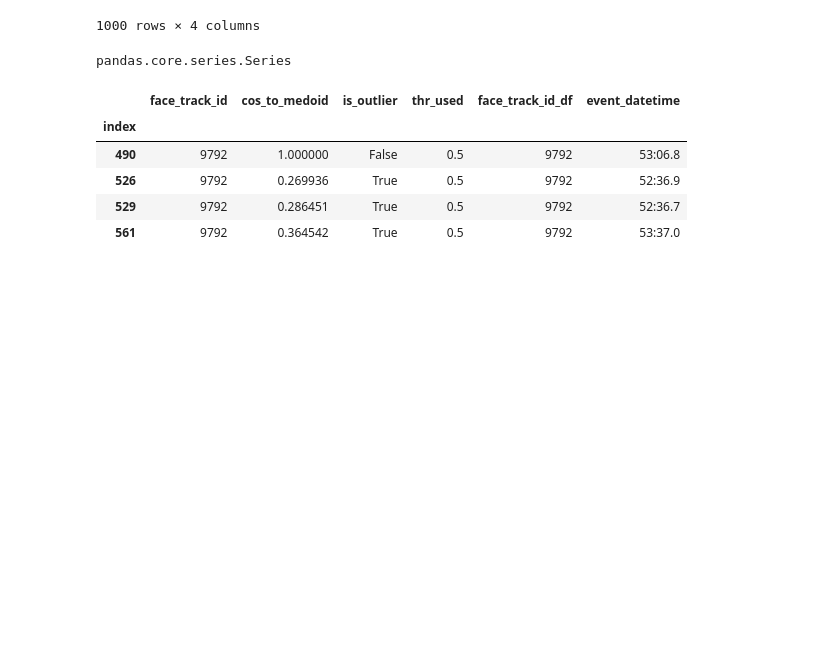
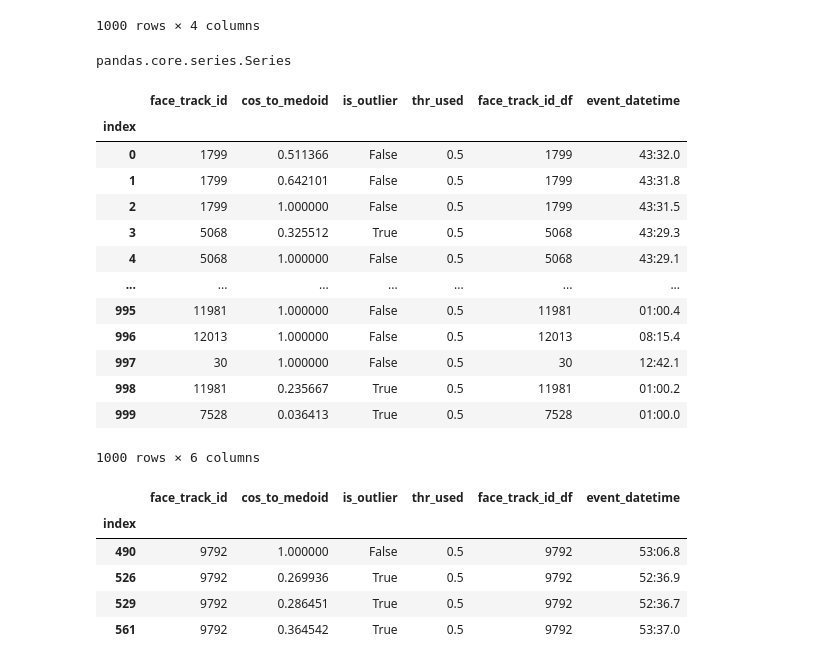
Before and after one commit to hoaghiepp/Cam-Log-Analysis, a Jupyter notebook: cam_log_analysis.ipynb, the cells around one changed output. Cells and saved outputs as stored; diff of their text form; code cells hidden in the pictures; blank space fills up the shorter version.

```diff
--- a/cam_log_analysis.ipynb
+++ b/cam_log_analysis.ipynb
@@ -355,6 +355,23 @@ context_cols = [c for c in ['event_datetime'] if c in df.columns]
 report = report.merge(df[['face_track_id'] + context_cols],
                       left_index=True, right_index=True,
                       how="left", suffixes=("", "_df"))
+# %%
+report
+# %% [output]
+|  | face_track_id | cos_to_medoid | is_outlier | thr_used | face_track_id_df | event_datetime |
+| index |  |  |  |  |  |  |
+| 0 | 1799 | 0.511366 | False | 0.5 | 1799 | 43:32.0 |
+| 1 | 1799 | 0.642101 | False | 0.5 | 1799 | 43:31.8 |
+| 2 | 1799 | 1.000000 | False | 0.5 | 1799 | 43:31.5 |
+| 3 | 5068 | 0.325512 | True | 0.5 | 5068 | 43:29.3 |
+| 4 | 5068 | 1.000000 | False | 0.5 | 5068 | 43:29.1 |
+| ... | ... | ... | ... | ... | ... | ... |
+| 995 | 11981 | 1.000000 | False | 0.5 | 11981 | 01:00.4 |
+| 996 | 12013 | 1.000000 | False | 0.5 | 12013 | 08:15.4 |
+| 997 | 30 | 1.000000 | False | 0.5 | 30 | 12:42.1 |
+| 998 | 11981 | 0.235667 | True | 0.5 | 11981 | 01:00.2 |
+| 999 | 7528 | 0.036413 | True | 0.5 | 7528 | 01:00.0 |
+1000 rows × 6 columns
 # %%
 report[report['face_track_id'] == 9792]
 # %% [output]
```
Also changed, not shown: parts of 8 cells of this notebook.
